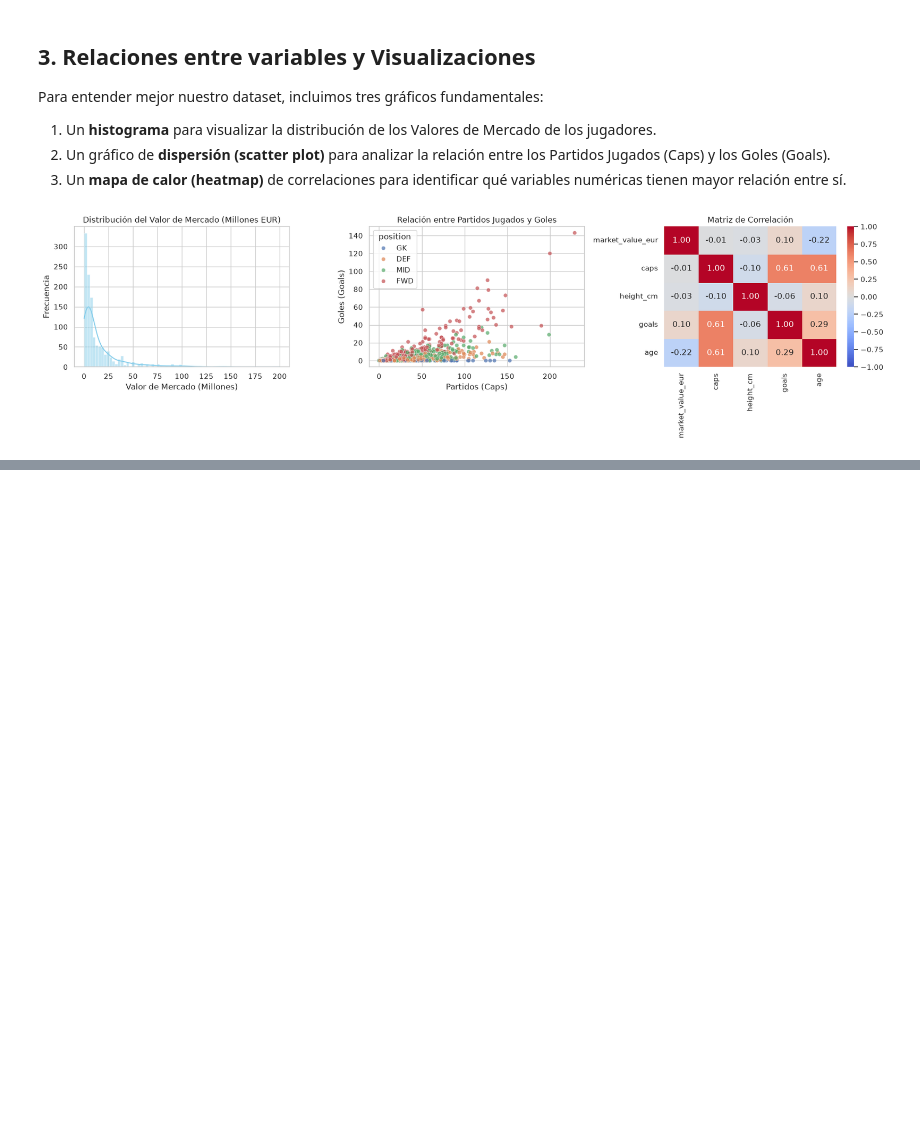
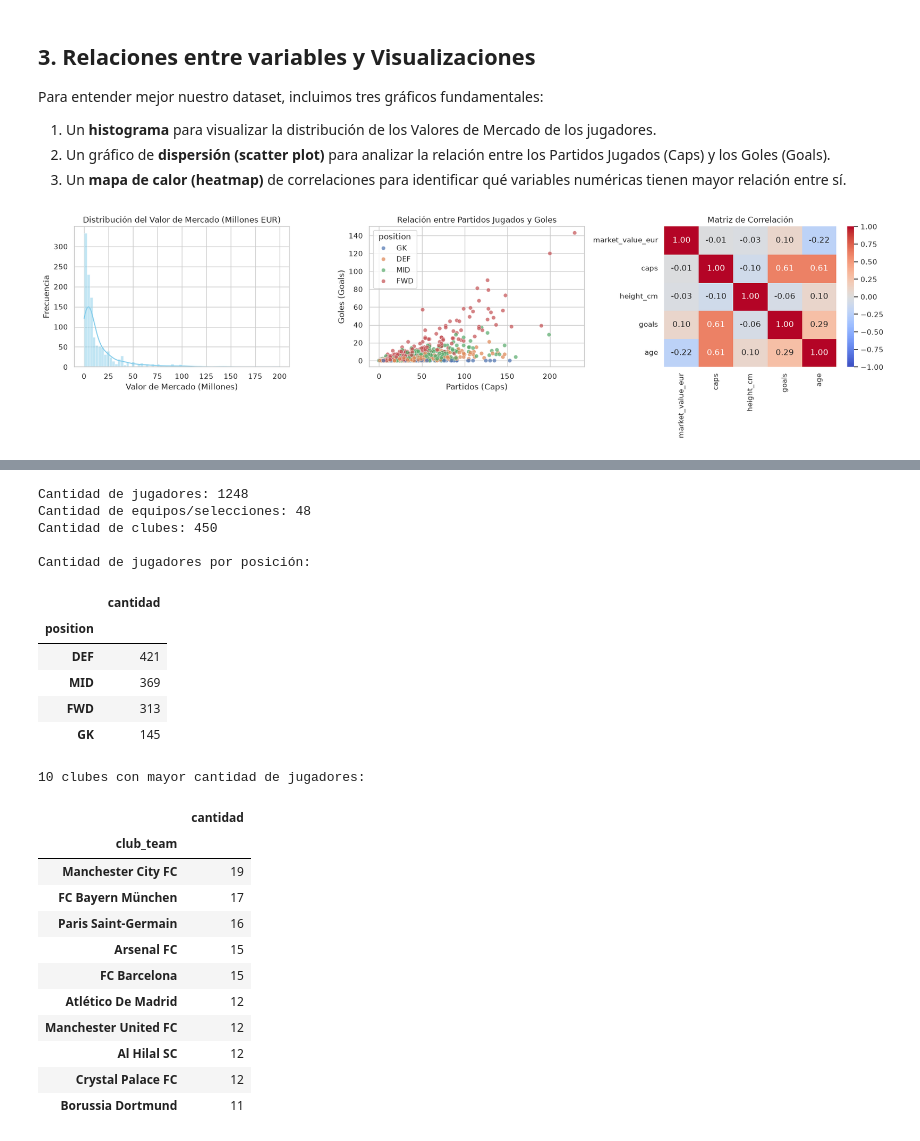
Before and after one commit to maxiteyo/Inteligencia-Artificial, a Jupyter notebook: Actividades/Actividad_02/Actividad_02.ipynb, the cells around one changed output, grey strips where cells are left out. Drawn from its saved outputs; the diff is of its cells as text; code cells hidden in the pictures; blank space fills up the shorter version.

```diff
--- a/Actividades/Actividad_02/Actividad_02.ipynb
+++ b/Actividades/Actividad_02/Actividad_02.ipynb
@@ -158,0 +173,34 @@ El dataset no presenta valores nulos ni registros duplicados, por lo que no fue
+# %%
+# Resumen de características generales
+print(f"Cantidad de jugadores: {len(df)}")
+print(f"Cantidad de equipos/selecciones: {df['team_id'].nunique()}")
+print(f"Cantidad de clubes: {df['club_team'].nunique()}")
+print("\nCantidad de jugadores por posición:")
+display(df['position'].value_counts().rename_axis('position').to_frame('cantidad'))
+print("10 clubes con mayor cantidad de jugadores:")
+display(df['club_team'].value_counts().head(10).rename_axis('club_team').to_frame('cantidad'))
+# %% [output]
+Cantidad de jugadores: 1248
+Cantidad de equipos/selecciones: 48
+Cantidad de clubes: 450
+
+Cantidad de jugadores por posición:
+|  | cantidad |
+| position |  |
+| DEF | 421 |
+| MID | 369 |
+| FWD | 313 |
+| GK | 145 |
+10 clubes con mayor cantidad de jugadores:
+|  | cantidad |
+| club_team |  |
+| Manchester City FC | 19 |
+| FC Bayern München | 17 |
+| Paris Saint-Germain | 16 |
+| Arsenal FC | 15 |
+| FC Barcelona | 15 |
+| Atlético De Madrid | 12 |
+| Manchester United FC | 12 |
+| Al Hilal SC | 12 |
+| Crystal Palace FC | 12 |
+| Borussia Dortmund | 11 |
```
Also changed, not shown: parts of 10 cells of this notebook.
